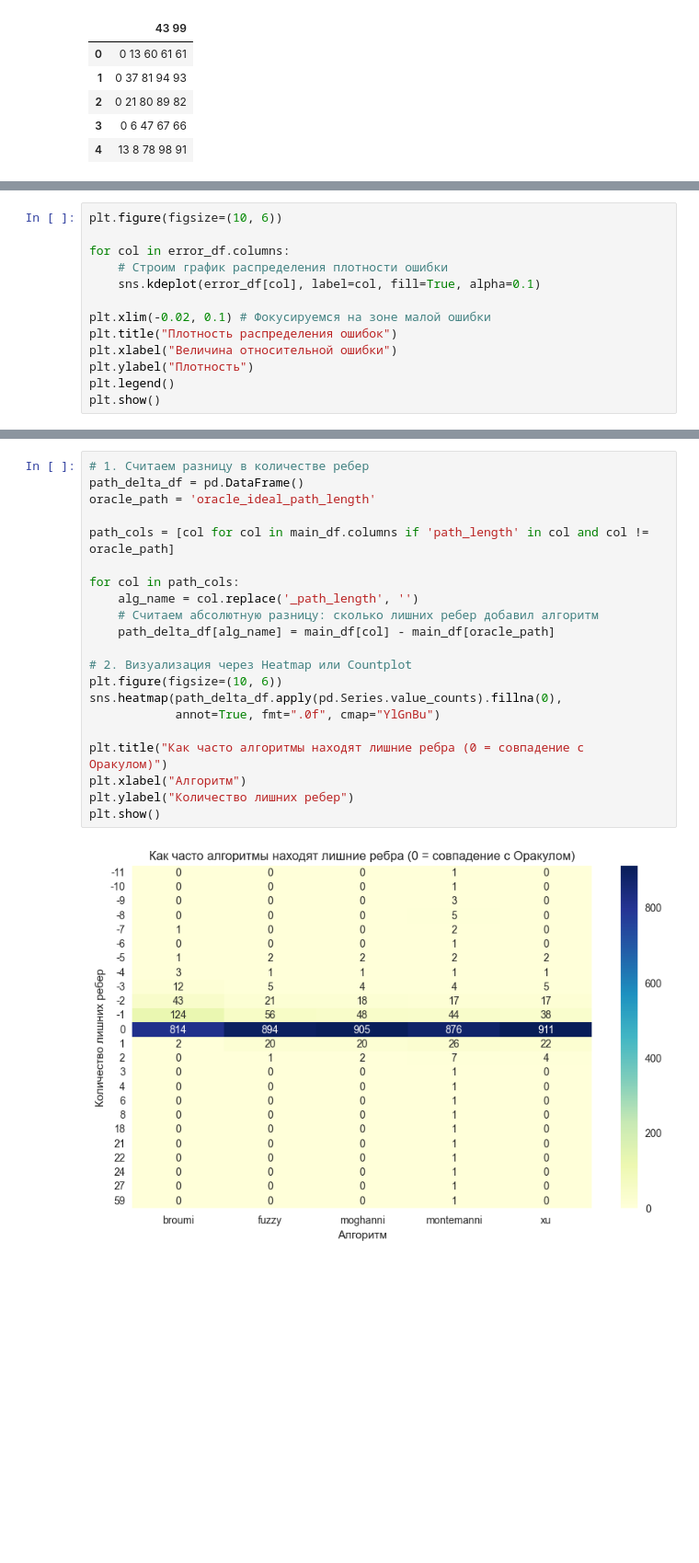
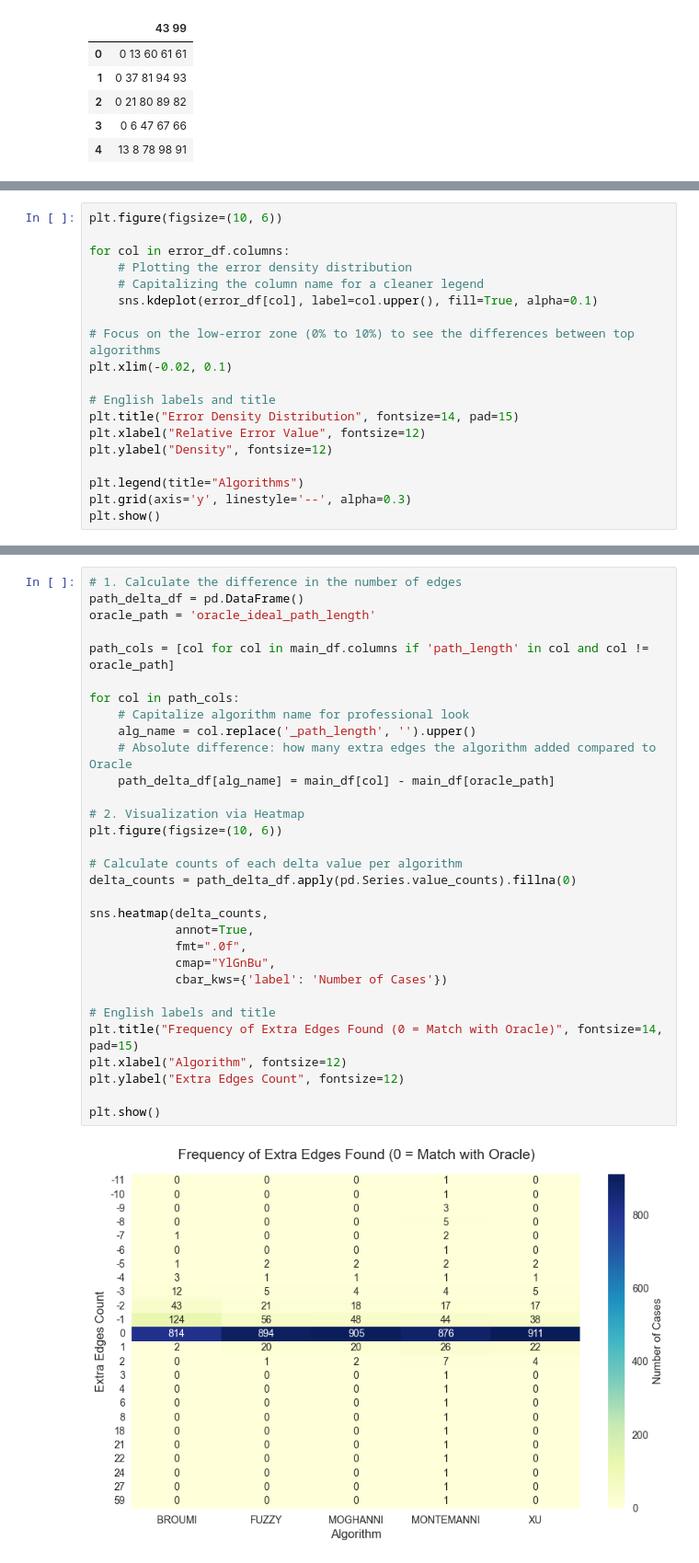
Before and after one commit to ergaganyaa/interval_graph_research, a Jupyter notebook: analysis.ipynb, the cells around one changed output, grey strips where cells are left out. Shown at 92% size. Cells and saved outputs as stored; diff of their text form; blank space fills up the shorter version.

```diff
--- a/analysis.ipynb
+++ b/analysis.ipynb
@@ -113,13 +122,19 @@ plt.show()
 plt.figure(figsize=(10, 6))
 
 for col in error_df.columns:
-    # Строим график распределения плотности ошибки
-    sns.kdeplot(error_df[col], label=col, fill=True, alpha=0.1)
+    # Plotting the error density distribution
+    # Capitalizing the column name for a cleaner legend
+    sns.kdeplot(error_df[col], label=col.upper(), fill=True, alpha=0.1)
 
-plt.xlim(-0.02, 0.1) # Фокусируемся на зоне малой ошибки
-plt.title("Плотность распределения ошибок")
-plt.xlabel("Величина относительной ошибки")
-plt.ylabel("Плотность")
-plt.legend()
+# Focus on the low-error zone (0% to 10%) to see the differences between top algorithms
+plt.xlim(-0.02, 0.1)
+
+# English labels and title
+plt.title("Error Density Distribution", fontsize=14, pad=15)
+plt.xlabel("Relative Error Value", fontsize=12)
+plt.ylabel("Density", fontsize=12)
+
+plt.legend(title="Algorithms")
+plt.grid(axis='y', linestyle='--', alpha=0.3)
 plt.show()
 # %% [output]
@@ -196,26 +228,36 @@ plt.show()
 # %%
-# 1. Считаем разницу в количестве ребер
+# 1. Calculate the difference in the number of edges
 path_delta_df = pd.DataFrame()
 oracle_path = 'oracle_ideal_path_length'
 
 path_cols = [col for col in main_df.columns if 'path_length' in col and col != oracle_path]
 
 for col in path_cols:
-    alg_name = col.replace('_path_length', '')
-    # Считаем абсолютную разницу: сколько лишних ребер добавил алгоритм
+    # Capitalize algorithm name for professional look
+    alg_name = col.replace('_path_length', '').upper()
+    # Absolute difference: how many extra edges the algorithm added compared to Oracle
     path_delta_df[alg_name] = main_df[col] - main_df[oracle_path]
 
-# 2. Визуализация через Heatmap или Countplot
+# 2. Visualization via Heatmap
 plt.figure(figsize=(10, 6))
-sns.heatmap(path_delta_df.apply(pd.Series.value_counts).fillna(0),
-            annot=True, fmt=".0f", cmap="YlGnBu")
 
-plt.title("Как часто алгоритмы находят лишние ребра (0 = совпадение с Оракулом)")
-plt.xlabel("Алгоритм")
-plt.ylabel("Количество лишних ребер")
+# Calculate counts of each delta value per algorithm
+delta_counts = path_delta_df.apply(pd.Series.value_counts).fillna(0)
+
+sns.heatmap(delta_counts,
+            annot=True,
+            fmt=".0f",
+            cmap="YlGnBu",
+            cbar_kws={'label': 'Number of Cases'})
+
+# English labels and title
+plt.title("Frequency of Extra Edges Found (0 = Match with Oracle)", fontsize=14, pad=15)
+plt.xlabel("Algorithm", fontsize=12)
+plt.ylabel("Extra Edges Count", fontsize=12)
+
 plt.show()
 # %% [output]
-[figure, old version]
+[figure, new version]
 # %%
 plt.figure(figsize=(10, 6))
 
```
Also changed, not shown: parts of 9 cells of this notebook.
